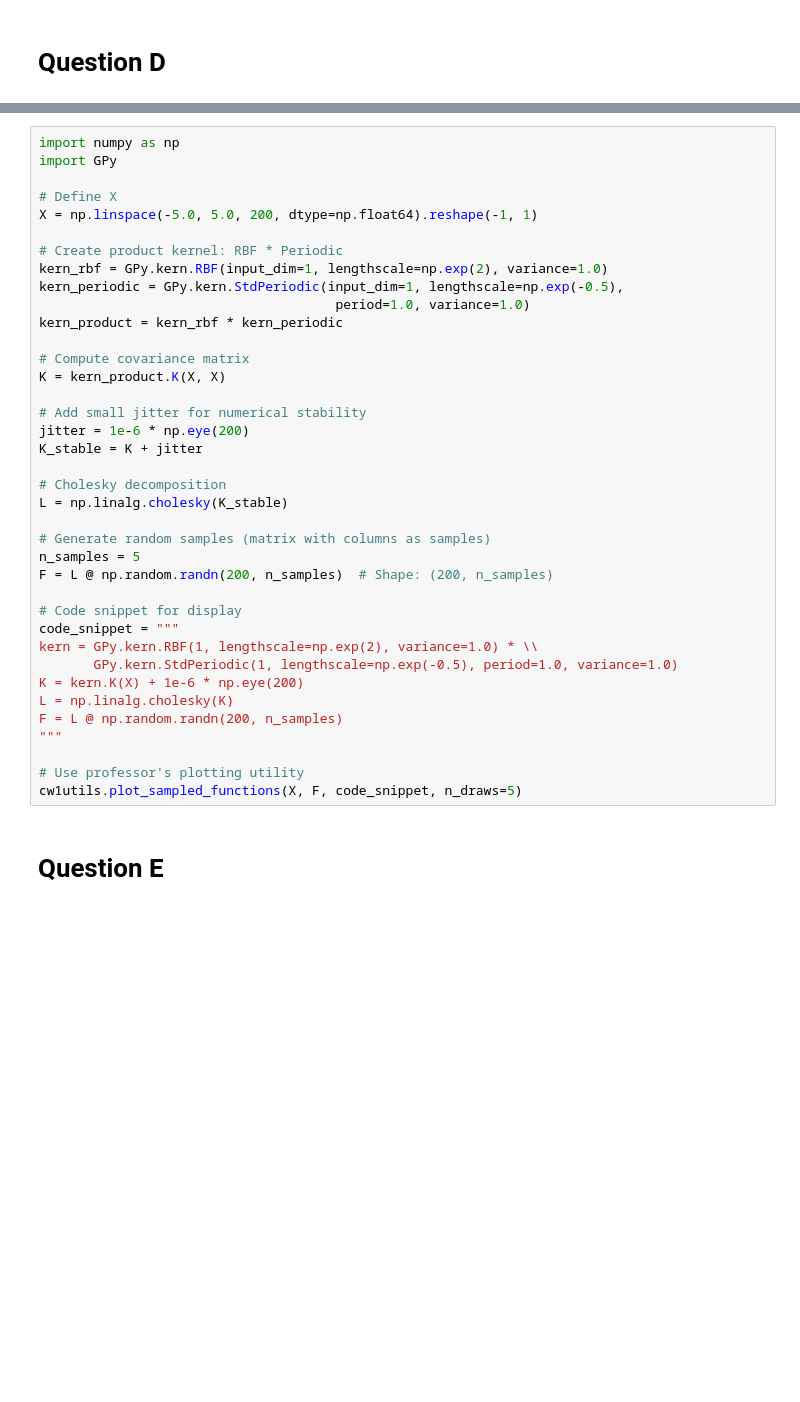
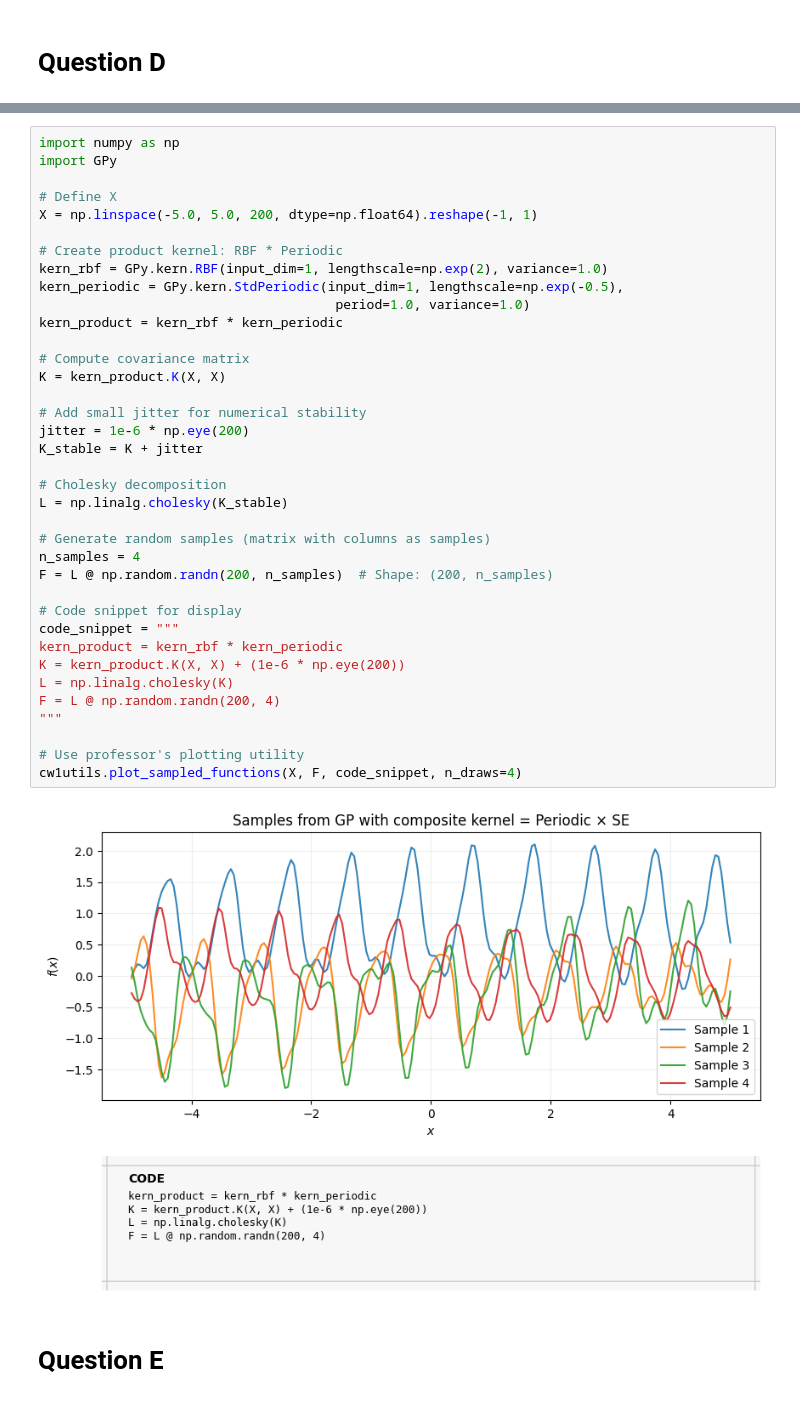
Before and after one commit to Olubusolami-R/gaussian-processes-cw, a Jupyter notebook: 2526/cw1/coursework1.ipynb, the cells around one changed output, grey strips where cells are left out. Drawn from its saved outputs; the diff is of its cells as text; blank space fills up the shorter version.

```diff
--- a/2526/cw1/coursework1.ipynb
+++ b/2526/cw1/coursework1.ipynb
@@ -266,39 +385,40 @@ import numpy as np
 import GPy
 
 # Define X
 X = np.linspace(-5.0, 5.0, 200, dtype=np.float64).reshape(-1, 1)
 
 # Create product kernel: RBF * Periodic
 kern_rbf = GPy.kern.RBF(input_dim=1, lengthscale=np.exp(2), variance=1.0)
 kern_periodic = GPy.kern.StdPeriodic(input_dim=1, lengthscale=np.exp(-0.5),
                                       period=1.0, variance=1.0)
 kern_product = kern_rbf * kern_periodic
 
 # Compute covariance matrix
 K = kern_product.K(X, X)
 
 # Add small jitter for numerical stability
 jitter = 1e-6 * np.eye(200)
 K_stable = K + jitter
 
 # Cholesky decomposition
 L = np.linalg.cholesky(K_stable)
 
 # Generate random samples (matrix with columns as samples)
-n_samples = 5
+n_samples = 4
 F = L @ np.random.randn(200, n_samples)  # Shape: (200, n_samples)
 
 # Code snippet for display
 code_snippet = """
-kern = GPy.kern.RBF(1, lengthscale=np.exp(2), variance=1.0) * \\
-       GPy.kern.StdPeriodic(1, lengthscale=np.exp(-0.5), period=1.0, variance=1.0)
-K = kern.K(X) + 1e-6 * np.eye(200)
+kern_product = kern_rbf * kern_periodic
+K = kern_product.K(X, X) + (1e-6 * np.eye(200))
 L = np.linalg.cholesky(K)
-F = L @ np.random.randn(200, n_samples)
+F = L @ np.random.randn(200, 4)
 """
 
 # Use professor's plotting utility
-cw1utils.plot_sampled_functions(X, F, code_snippet, n_draws=5)
+cw1utils.plot_sampled_functions(X, F, code_snippet, n_draws=4)
+# %% [output]
+[figure, added]
 # %% [markdown]
 # Question E
 # %%
```
Also changed, not shown: parts of 20 cells of this notebook.
